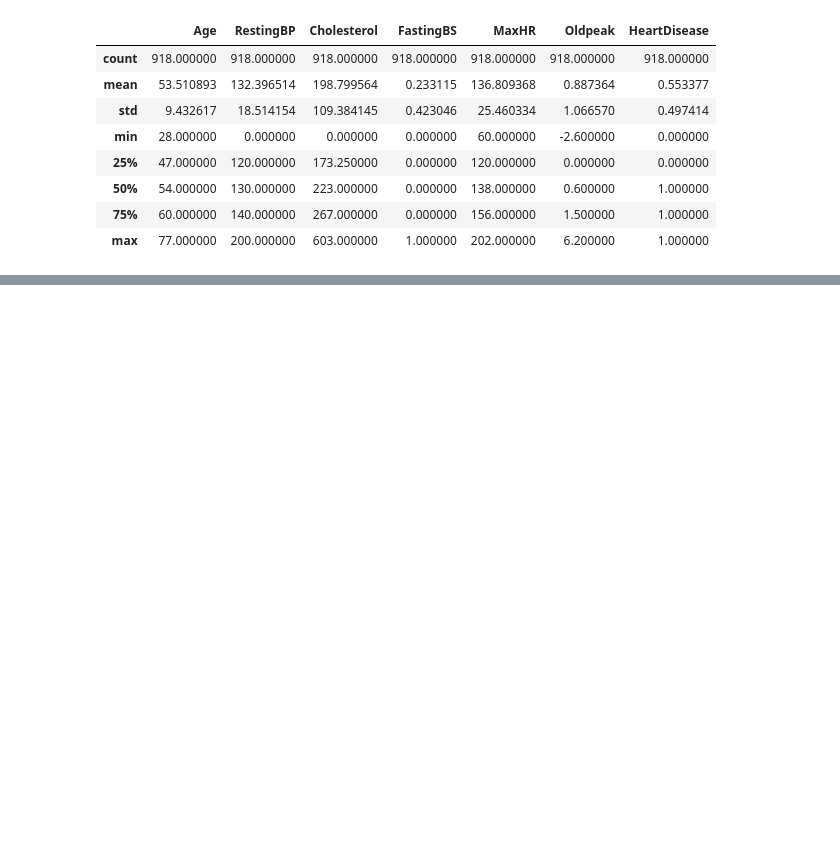
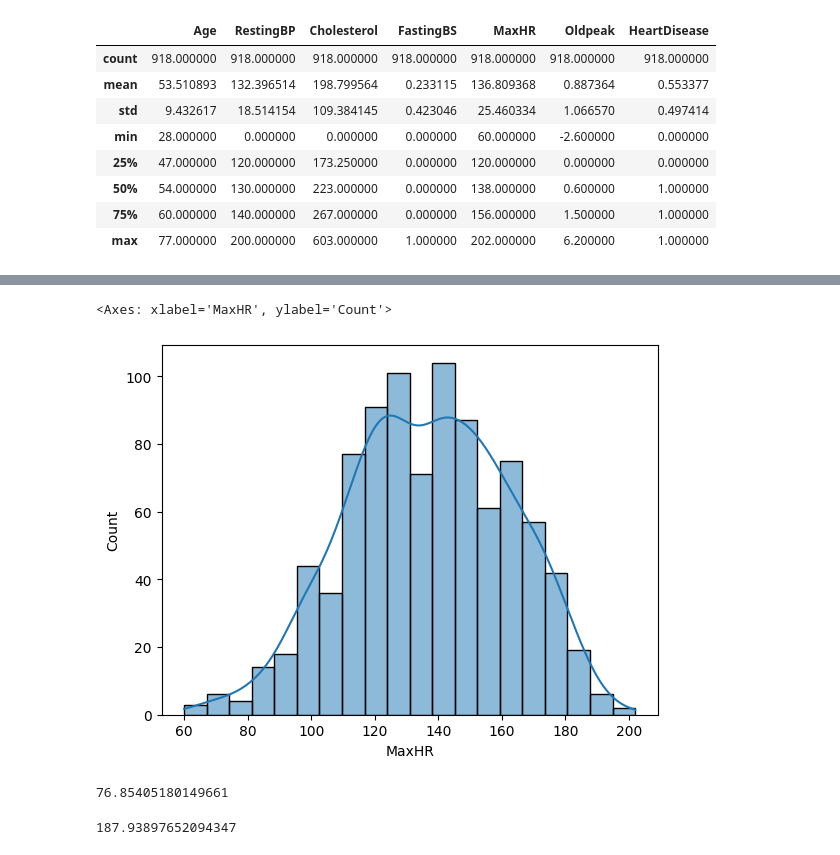
Before and after one commit to Deepdebug233/PCA, a Jupyter notebook: PCA.ipynb, the cells around one changed output, grey strips where cells are left out. Saved outputs shown, nothing was run; the diff lists cells and outputs as text; code cells hidden in the pictures; blank space fills up the shorter version.

```diff
--- a/PCA.ipynb
+++ b/PCA.ipynb
@@ -27,0 +45,13 @@ df.describe()
+# %%
+sn.histplot(df.MaxHR,kde = True)
+# %% [output]
+<Axes: xlabel='MaxHR', ylabel='Count'>
+[figure, added]
+# %%
+df.RestingBP.mean()-3*df.RestingBP.std()
+# %% [output]
+76.85405180149661
+# %%
+df.RestingBP.mean()+3*df.RestingBP.std()
+# %% [output]
+187.93897652094347
```
Also changed, not shown: parts of 6 cells of this notebook.
